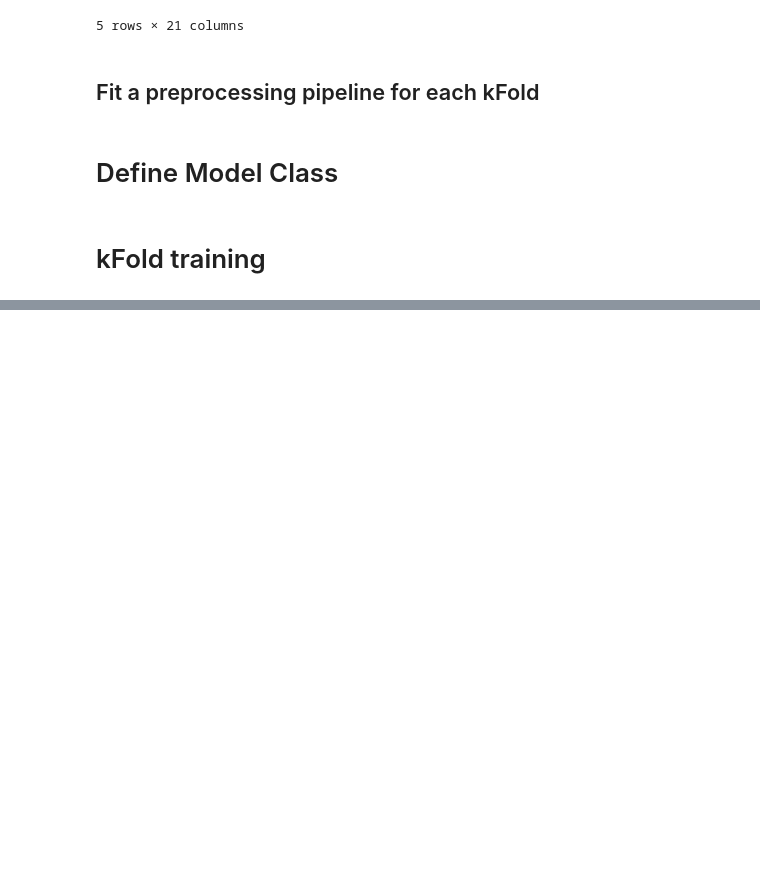
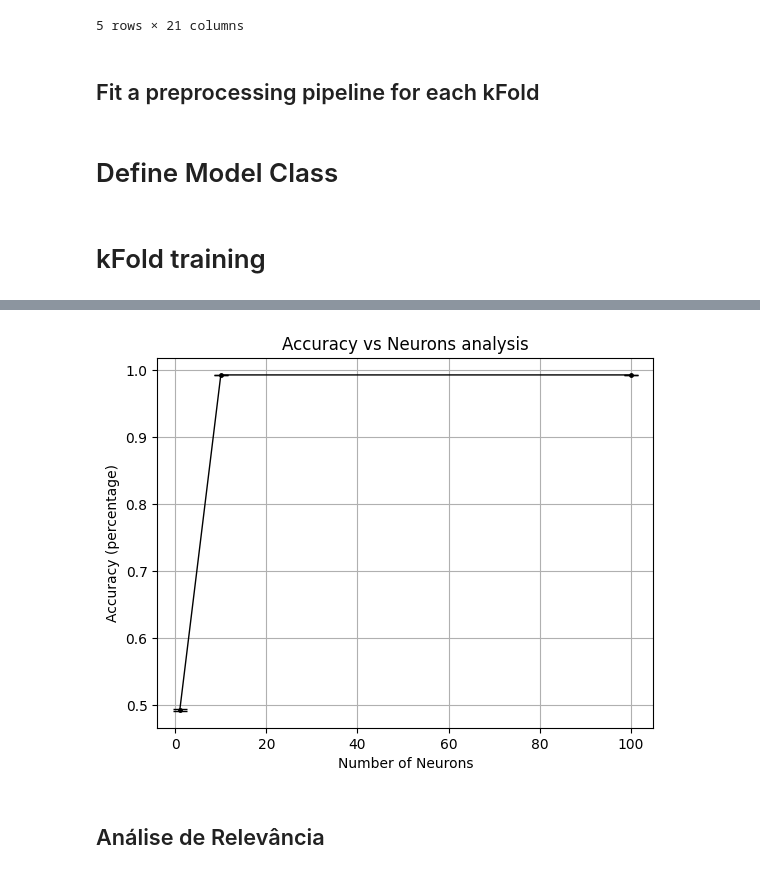
Before and after one commit to natmourajr/SonarClassification, a Jupyter notebook: notebooks/3 - train_models.ipynb, the cells around one changed output, grey strips where cells are left out. Saved outputs shown, nothing was run; the diff lists cells and outputs as text; code cells hidden in the pictures; blank space fills up the shorter version.

```diff
--- a/notebooks/3 - train_models.ipynb
+++ b/notebooks/3 - train_models.ipynb
@@ -395,7 +264,7 @@ if True: # remova quando tiver segurança no treinamento
 
 
     n_folds = df_config['cv_folds'][train_id]
-    for ifold in range(1):
+    for ifold in range(n_folds):
         print('Training %i fold of %i folds'%(ifold+1, n_folds))
         # pipeline
         pipeline_name = '%s_CV_fold_%i_of_%i_cv_pipe.pkl'%(df_config['hash_id'][train_id],
@@ -418,14 +287,29 @@ if True: # remova quando tiver segurança no treinamento
                 model_path = df_config['model_path'][train_id]
                 #print(os.path.join(model_path, model_name))
                 if os.path.exists(os.path.join(model_path, model_name)):
-                    print('Modelo existente')
-                    continue
+                    print('Modelo existente em %s'%(os.path.join(model_path, model_name)))
+                    model = MLPModel(n_hidden_neurons=ineuron,verbose=2)
+                    model.load(os.path.join(model_path, model_name))
+
                 else:
                     print('Modelo não existe\n\n')
                     model = MLPModel(n_hidden_neurons=ineuron,verbose=2)
                     model.fit(trn_data, trn_trgt, trn_id=trn_idx, val_id=val_idx,
-                              epochs=10, random_state=iinit, learning_rate=0.2)
-                    #model.save(os.path.join(model_path, model_name))
+                              epochs=df_config['model_epochs'][train_id],
+                              random_state=iinit,
+                              learning_rate=df_config['model_learning_rate'][train_id],
+                              patience=df_config['model_patience'][train_id],
+                              batch_size=int(df_config['model_batch_size'][train_id]),
+                             )
+                    predictions = model.predict(trn_data)
+                    df_predict = pd.DataFrame(data=np.concatenate((trgt[:,np.newaxis],
+                                                                   np.argmax(predictions,axis=1)[:,np.newaxis]),
+                                                                  axis=1),
+                                              columns=['target', 'predictions'])
+                    prediction_name = '%s_%s_%i_fold_%i_neuron_%i_init_prediction_file.csv'%(df_config['hash_id'][train_id],
+                                                                                             model_type,ifold, ineuron, iinit)
+                    df_predict.to_csv(os.path.join(model_path, prediction_name),index=False)
+                    model.save(os.path.join(model_path, model_name))
 # %% [output]
 =======================================
 Toy Data Classification Training Process
@@ -449,0 +492,22 @@ trn_data.shape
+# %%
+import matplotlib.pyplot as plt
+
+figure_of_merit_label = 'Accuracy'
+
+hidden_neurons = list(get_list_of_hidden_neurons(df_config['model_neurons'][train_id]))
+mean_figure_of_merit = np.mean(figure_of_merit_matrix[:,:],axis=1)
+std_figure_of_merit = np.std(figure_of_merit_matrix[:,:],axis=1)
+
+linestyle = {"linestyle":"-", "linewidth":1, "markersize":2.5, "markeredgewidth":1, "elinewidth":1, "capsize":5}
+
+plt.errorbar(hidden_neurons, mean_figure_of_merit, yerr=std_figure_of_merit,
+             color="k", fmt='o',**linestyle, label='Figure of Merit')
+plt.title('%s vs Neurons analysis'%(figure_of_merit_label))
+plt.ylabel('%s (percentage)'%(figure_of_merit_label))
+plt.xlabel('Number of Neurons')
+plt.grid()
+plt.show()
+# %% [output]
+[figure, added]
+# %% [markdown]
+## Análise de Relevância
```
Also changed, not shown: parts of 17 cells of this notebook, 2 other files.
